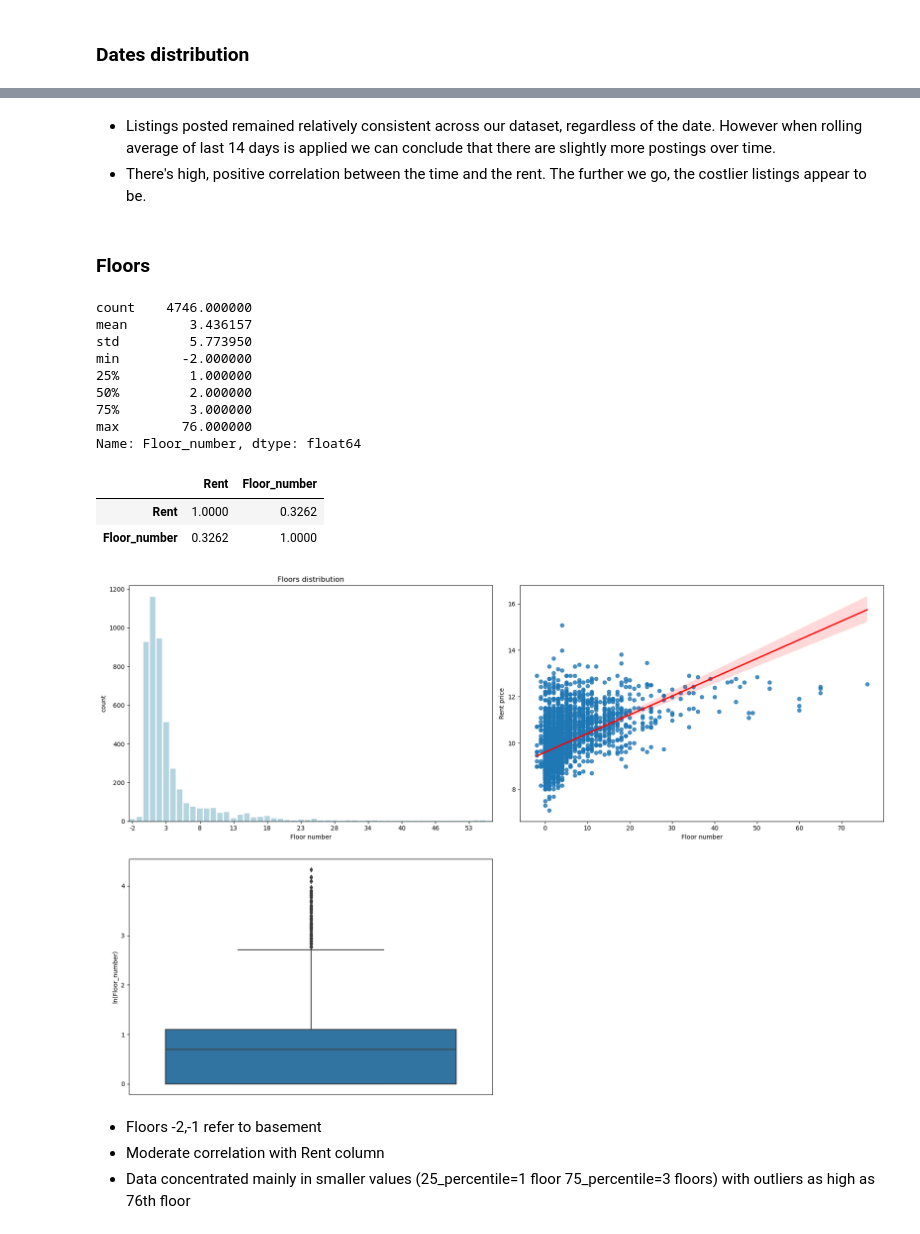
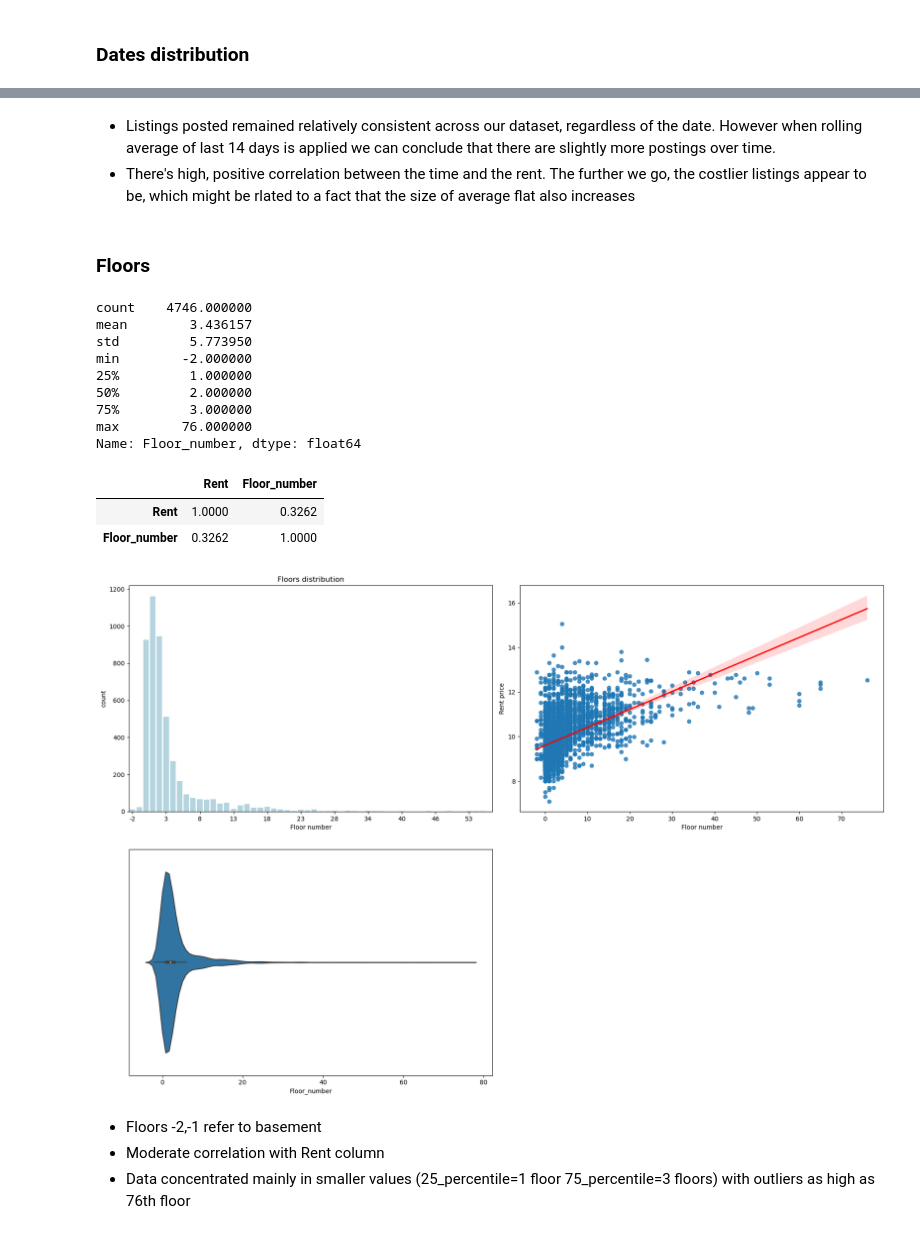
Before and after one commit to veektorf1/rent_prediction, a Jupyter notebook: Rent prediction.ipynb, the cells around one changed output, grey strips where cells are left out. Saved outputs shown, nothing was run; the diff lists cells and outputs as text; code cells hidden in the pictures.

```diff
--- a/Rent prediction.ipynb
+++ b/Rent prediction.ipynb
@@ -233,7 +244,7 @@ df[['Month number','Rent']].groupby(by="Month number").sum().reset_index().corr(
 [figure]
 # %% [markdown]
 * Listings posted remained relatively consistent across our dataset, regardless of the date. However when rolling average of last 14 days is applied we can conclude that there are slightly more postings over time.
-* There's high, positive correlation between the time and the rent. The further we go, the costlier listings appear to be.
+* There's high, positive correlation between the time and the rent. The further we go, the costlier listings appear to be, which might be rlated to a fact that the size of average flat also increases
 # %% [markdown]
 ### Floors
 # %%
@@ -254,37 +265,37 @@ ax1.set_xticks(
 
 ax2 = axes[0,1]
 data = df
 y_data = np.log(data['Rent'])
 sns.regplot(x=data['Floor_number'],y=y_data,ax=ax2,line_kws={"color":"red"}).set_xlabel("Floor number")
 ax2.set_ylabel("Rent price")
 
 ax2=axes[1,0]
 data = df['Floor_number']
-sns.boxplot(np.log(data),ax=ax2,orient='v')
-ax2.set_xticks([])
-ax2.set_ylabel("ln(Floor_number)")
+sns.violinplot(data,ax=ax2,orient='h')
+ax2.set_yticks([])
+ax2.set_xlabel("Floor_number")
 print(data.describe())
 
 axes[1,1].axis('off')
 plt.tight_layout(h_pad=3)
 
 # np.corrcoef(data['Floor_number'],data["Rent"])
 # print(data["Rent"])
 df[['Rent','Floor_number']].corr()
 # %% [output]
 count    4746.000000
 mean        3.436157
 std         5.773950
 min        -2.000000
 25%         1.000000
 50%         2.000000
 75%         3.000000
 max        76.000000
 Name: Floor_number, dtype: float64
 |  | Rent | Floor_number |
 | Rent | 1.0000 | 0.3262 |
 | Floor_number | 0.3262 | 1.0000 |
-[figure, old version]
+[figure, new version]
 # %% [markdown]
 * Floors -2,-1 refer to basement
 * Moderate correlation with Rent column
```
Also changed, not shown: parts of 12 cells of this notebook.
